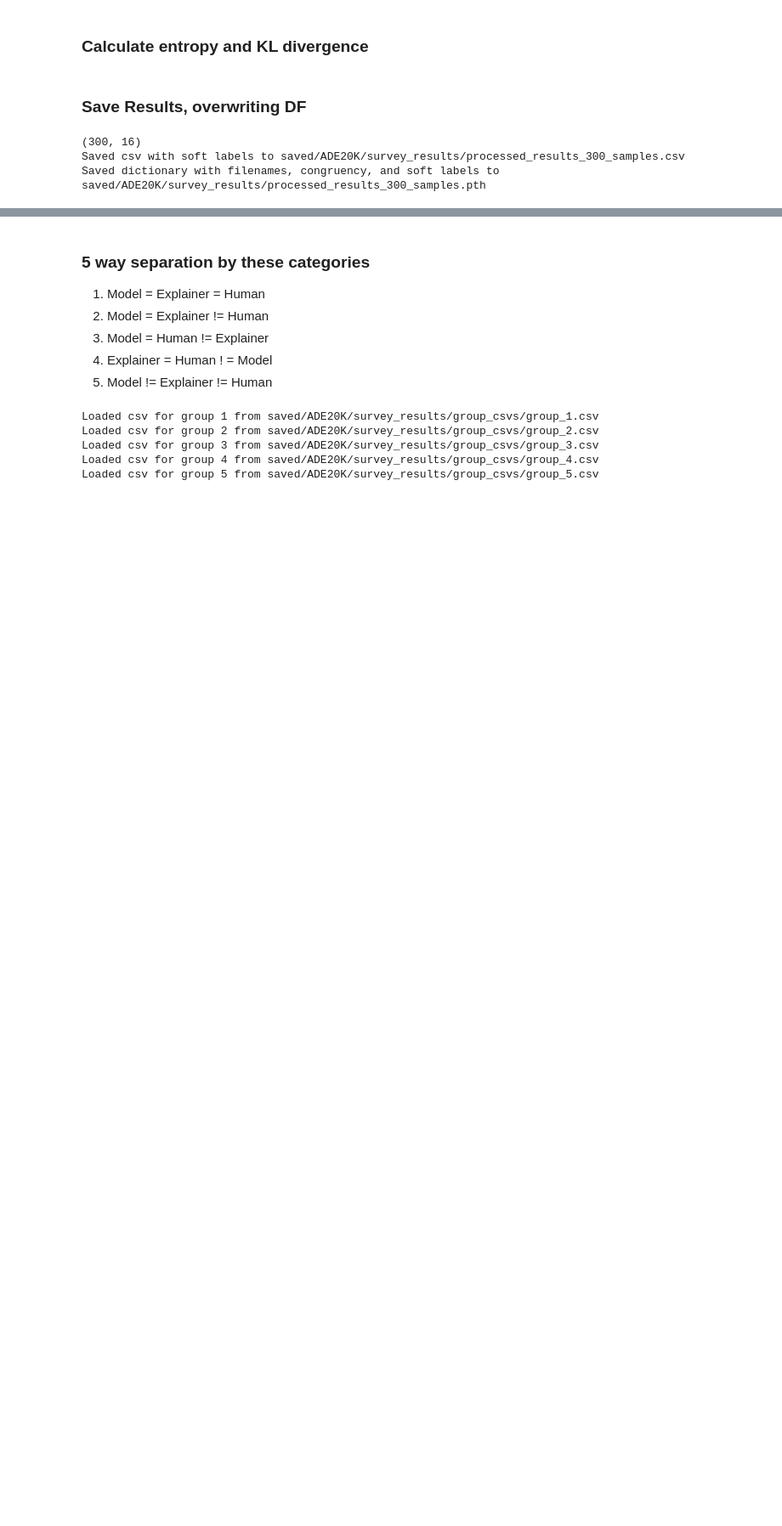
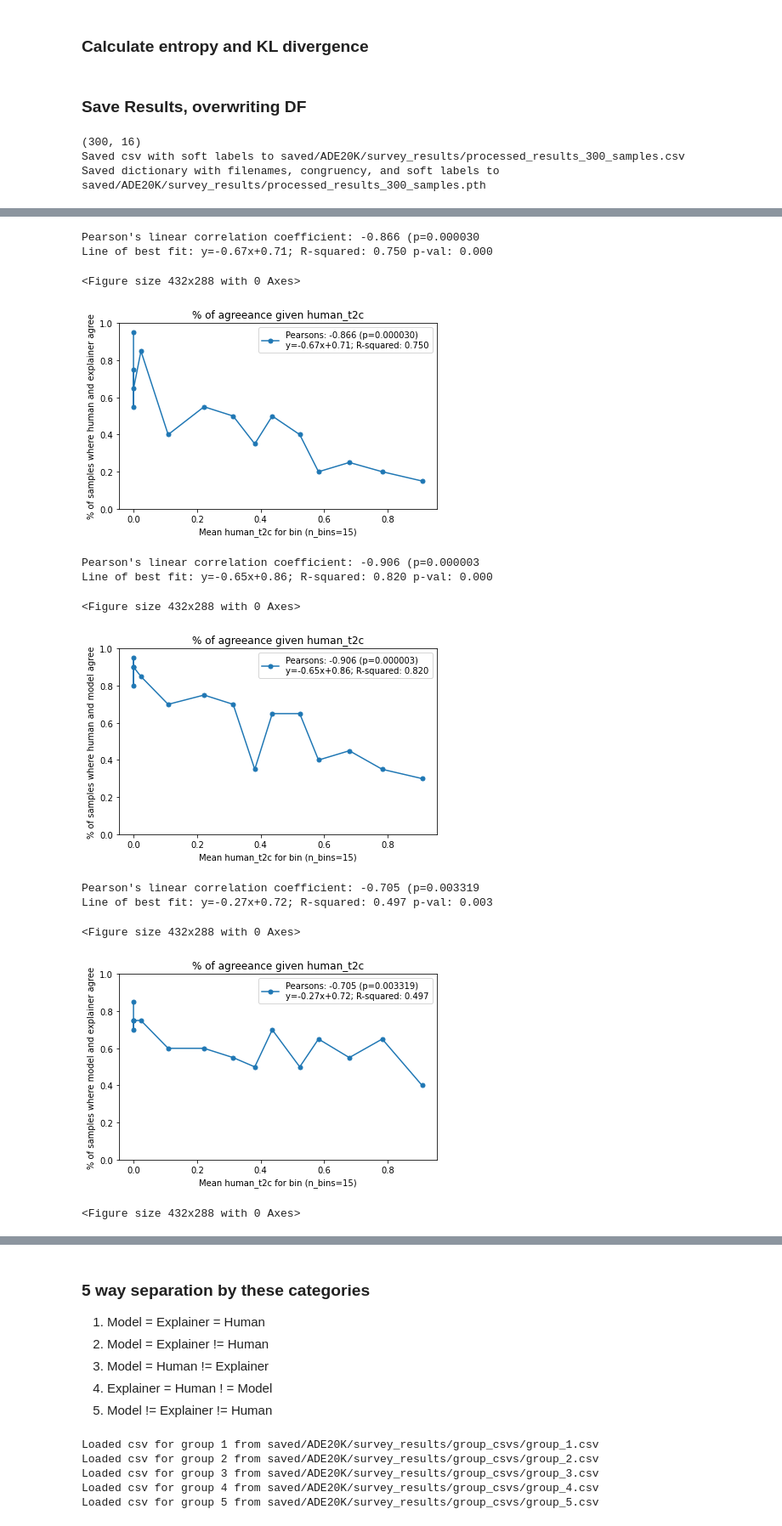
Before and after one commit to allisonchen23/explain-alignment, a Jupyter notebook: process_survey.ipynb, the cells around one changed output, grey strips where cells are left out. Shown at 85% size. Saved outputs shown, nothing was run; the diff lists cells and outputs as text; code cells hidden in the pictures; blank space fills up the shorter version.

```diff
--- a/process_survey.ipynb
+++ b/process_survey.ipynb
@@ -276,0 +513,32 @@ Saved dictionary with filenames, congruency, and soft labels to saved/ADE20K/sur
+# %%
+iv_names = ['human_t2c', 'human_entropy']
+n_bins = 15
+save_graph_dir = os.path.join(graph_dir, 'human_confusion')
+ensure_dir(save_graph_dir)
+
+plot_agreement(
+    df=df,
+    iv_names=iv_names,
+    n_bins=n_bins,
+    save_graph_dir=save_graph_dir)
+
+plot_agreement(
+    df=df,
+    iv_names=iv_names,
+    n_bins=n_bins,
+    save_graph_dir=save_graph_dir,
+    save_separate=False)
+# %% [output]
+Pearson's linear correlation coefficient: -0.866 (p=0.000030
+Line of best fit: y=-0.67x+0.71; R-squared: 0.750 p-val: 0.000
+<Figure size 432x288 with 0 Axes>
+[figure, added]
+Pearson's linear correlation coefficient: -0.906 (p=0.000003
+Line of best fit: y=-0.65x+0.86; R-squared: 0.820 p-val: 0.000
+<Figure size 432x288 with 0 Axes>
+[figure, added]
+Pearson's linear correlation coefficient: -0.705 (p=0.003319
+Line of best fit: y=-0.27x+0.72; R-squared: 0.497 p-val: 0.003
+<Figure size 432x288 with 0 Axes>
+[figure, added]
+<Figure size 432x288 with 0 Axes>
```
Also changed, not shown: parts of 43 cells of this notebook, 1 other file.
